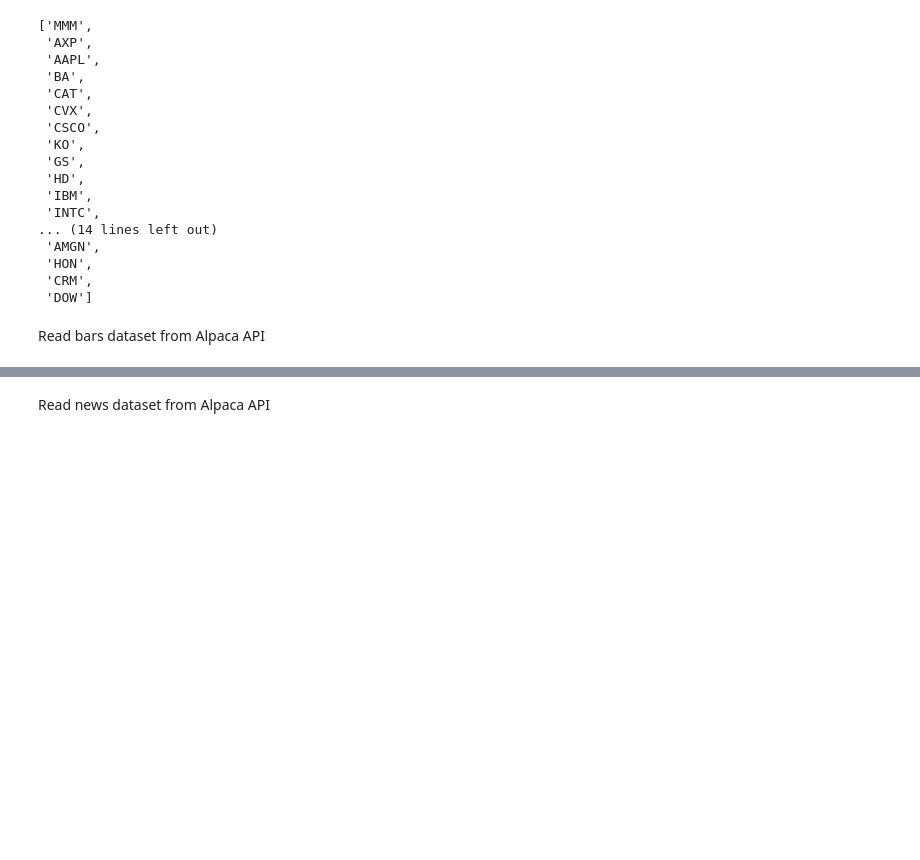
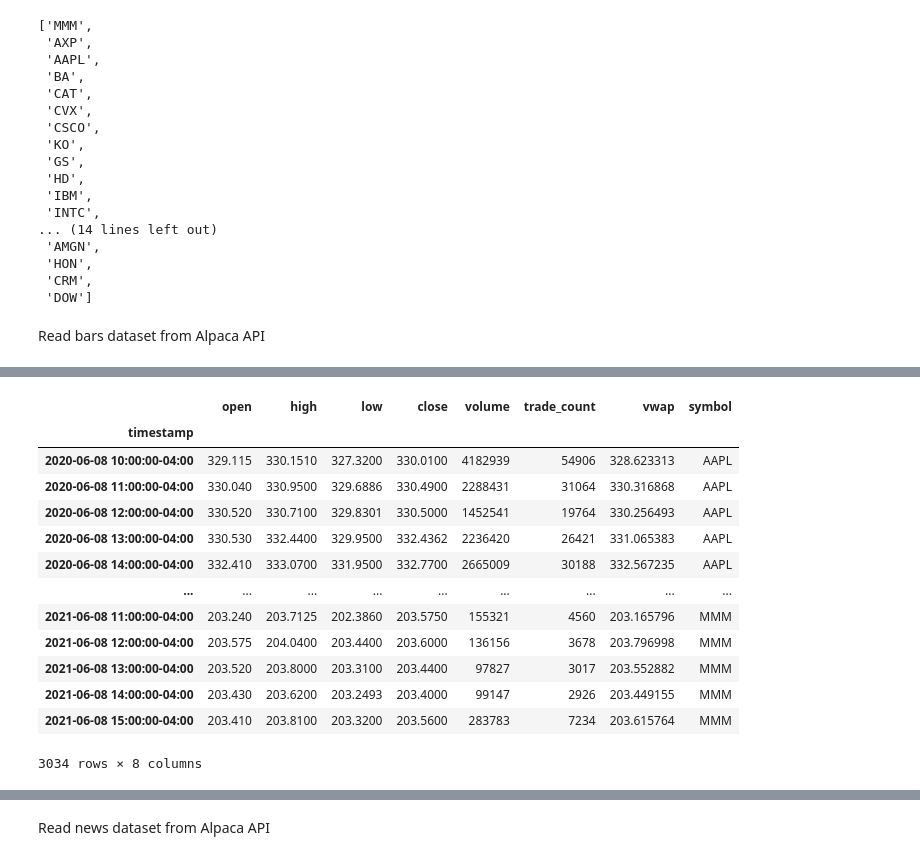
Before and after one commit to RezaSoleymanifar/neural, a Jupyter notebook: notebooks/price_prediction.ipynb, the cells around one changed output, grey strips where cells are left out. Drawn from its saved outputs; the diff is of its cells as text; code cells hidden in the pictures; blank space fills up the shorter version.

```diff
--- a/notebooks/price_prediction.ipynb
+++ b/notebooks/price_prediction.ipynb
@@ -81,0 +103,17 @@ df
+# %%
+df
+# %% [output]
+|  | open | high | low | close | volume | trade_count | vwap | symbol |
+| timestamp |  |  |  |  |  |  |  |  |
+| 2020-06-08 10:00:00-04:00 | 329.115 | 330.1510 | 327.3200 | 330.0100 | 4182939 | 54906 | 328.623313 | AAPL |
+| 2020-06-08 11:00:00-04:00 | 330.040 | 330.9500 | 329.6886 | 330.4900 | 2288431 | 31064 | 330.316868 | AAPL |
+| 2020-06-08 12:00:00-04:00 | 330.520 | 330.7100 | 329.8301 | 330.5000 | 1452541 | 19764 | 330.256493 | AAPL |
+| 2020-06-08 13:00:00-04:00 | 330.530 | 332.4400 | 329.9500 | 332.4362 | 2236420 | 26421 | 331.065383 | AAPL |
+| 2020-06-08 14:00:00-04:00 | 332.410 | 333.0700 | 331.9500 | 332.7700 | 2665009 | 30188 | 332.567235 | AAPL |
+| ... | ... | ... | ... | ... | ... | ... | ... | ... |
+| 2021-06-08 11:00:00-04:00 | 203.240 | 203.7125 | 202.3860 | 203.5750 | 155321 | 4560 | 203.165796 | MMM |
+| 2021-06-08 12:00:00-04:00 | 203.575 | 204.0400 | 203.4400 | 203.6000 | 136156 | 3678 | 203.796998 | MMM |
+| 2021-06-08 13:00:00-04:00 | 203.520 | 203.8000 | 203.3100 | 203.4400 | 97827 | 3017 | 203.552882 | MMM |
+| 2021-06-08 14:00:00-04:00 | 203.430 | 203.6200 | 203.2493 | 203.4000 | 99147 | 2926 | 203.449155 | MMM |
+| 2021-06-08 15:00:00-04:00 | 203.410 | 203.8100 | 203.3200 | 203.5600 | 283783 | 7234 | 203.615764 | MMM |
+3034 rows × 8 columns
```
Also changed, not shown: parts of 18 cells of this notebook, 6 other files.
